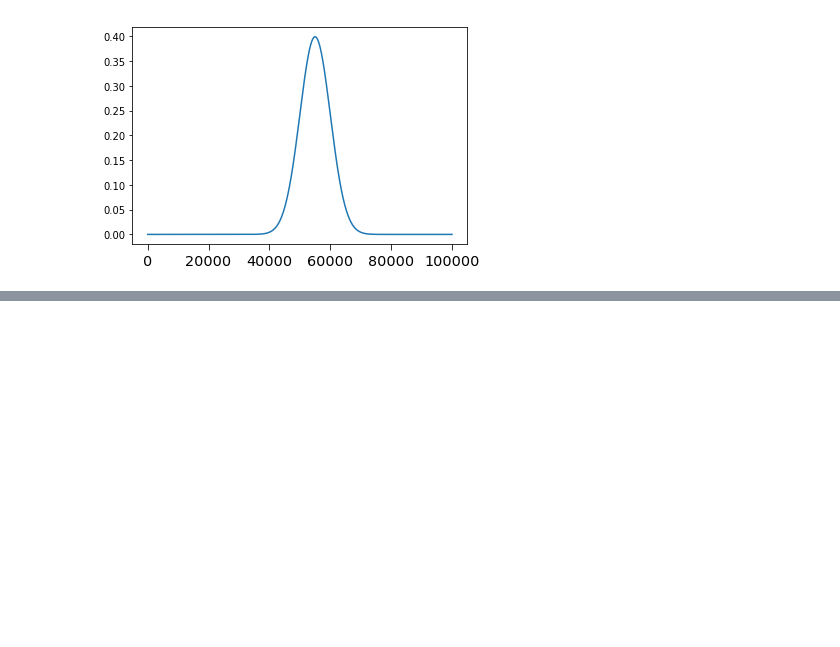
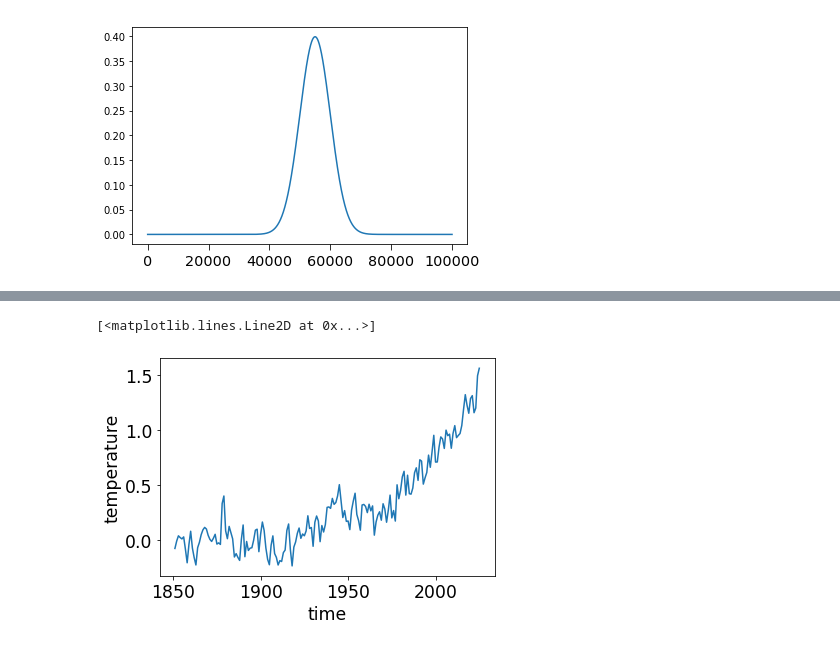
Before and after one commit to alexborowiak/time_of_emergene_drafts, a Jupyter notebook: toplevel_notebooks/IMSC_figures.ipynb, the cells around one changed output, grey strips where cells are left out. Saved outputs shown, nothing was run; the diff lists cells and outputs as text; code cells hidden in the pictures; blank space fills up the shorter version.

```diff
--- a/toplevel_notebooks/IMSC_figures.ipynb
+++ b/toplevel_notebooks/IMSC_figures.ipynb
@@ -67,0 +134,10 @@ plt.plot(out)
+# %%
+best_ds_smean = climate_utils.weighted_lat_lon_mean(best_ds)
+# %%
+best_ds_smean = best_ds_smean.compute()
+# %%
+# Create a data set for the base period used as the pre-industrial climate
+start_end_tuple = (1850, 1900)#(1900, 1931)
+
+base_period_ds = best_ds_smean.where(best_ds_smean.time.dt.year.isin(np.arange(*start_end_tuple)), drop=True)
+base_period_ds
@@ -67,0 +176,5 @@ plt.plot(out)
+# %%
+best_ds_smean.plot()
+# %% [output]
+[<matplotlib.lines.Line2D at 0x...>]
+[figure, added]
```
Also changed, not shown: parts of 37 cells of this notebook.
